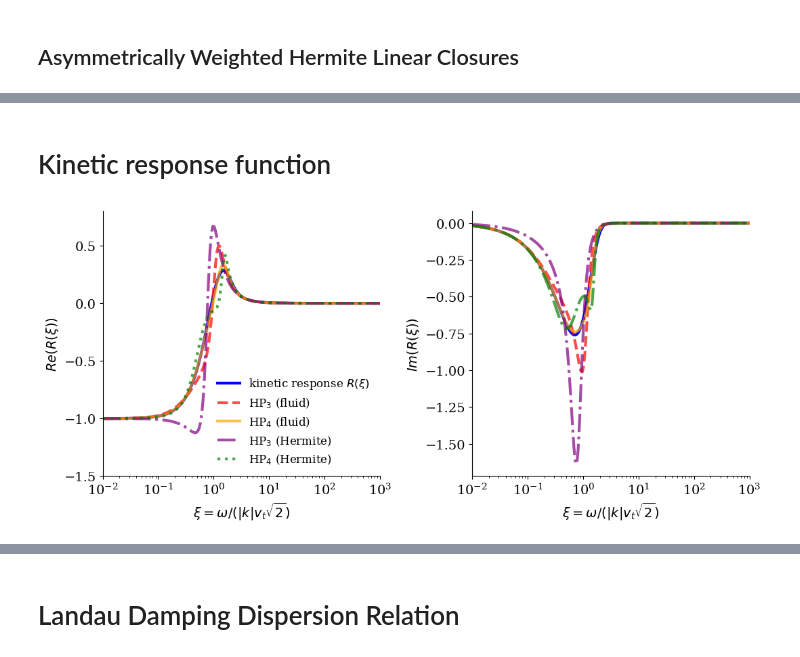
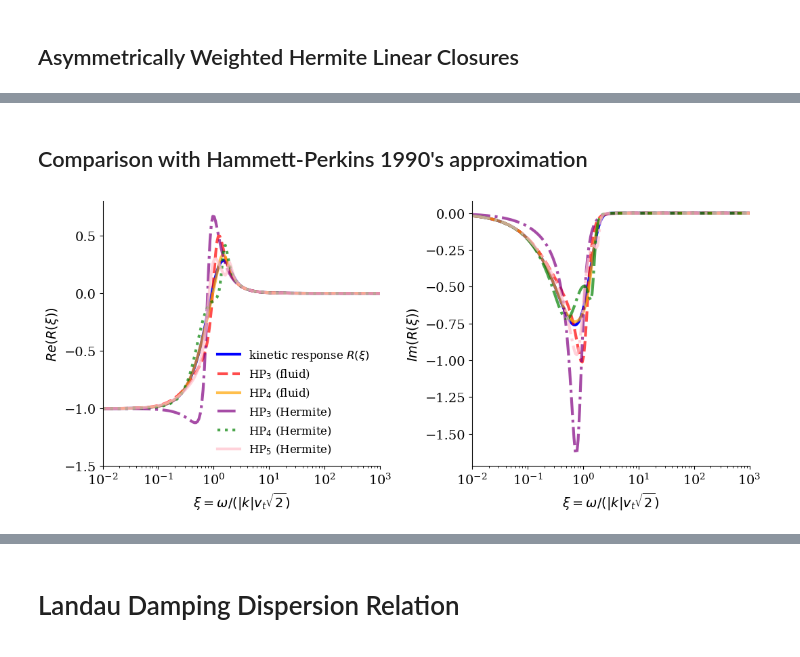
Before and after one commit to opaliss/SpectralSymbolicClosures, a Jupyter notebook: aw_hermite/symbolic_response_function_AW_closure_HP_like.ipynb, the cells around one changed output, grey strips where cells are left out. Drawn from its saved outputs; the diff is of its cells as text; code cells hidden in the pictures.

```diff
--- a/aw_hermite/symbolic_response_function_AW_closure_HP_like.ipynb
+++ b/aw_hermite/symbolic_response_function_AW_closure_HP_like.ipynb
@@ -24,6 +24,9 @@ Nv = 4
 # %%
-xi, a, b, c = symbols('xi a b c')
+xi= symbols('xi')
 k = symbols('k', integer = True)
+c = symbols('c', complex = True)
+b = symbols('b', complex = True)
+a = symbols('a', complex = True)
 # %%
 vec = sympy.zeros(Nv)
 for jj in range(1, Nv+1):
@@ -92,5 +88,5 @@ print_latex(asymptotics)
 # %% [markdown]
-# Kinetic response function
+## Comparison with Hammett-Perkins 1990's approximation
 # %%
 def Z_fun(z):
     return 1j*np.sqrt(np.pi)*wofz(z)
@@ -106,6 +102,10 @@ def R_HP4_hermite(zeta):
     c = -3*np.sqrt(np.pi)/(4*np.sqrt(2))
     return (2*np.sqrt(2)*c*zeta + 2j*(zeta**2) - 3j)/(4*np.sqrt(2)*c*(zeta**3) - 6*np.sqrt(2)*c*zeta + 4j*(zeta**4) - 12j*(zeta**2) + 3j)
 
+def R_HP5_hermite(xi):
+    c = -8 * np.sqrt(10)/ (15*np.sqrt(np.pi))
+    return (2*np.sqrt(10)*c*(xi**2) - 3*np.sqrt(10)*c + 4j*(xi**3) - 14j*xi)/(4*np.sqrt(10)*c*(xi**4) - 12*np.sqrt(10)*c*(xi**2) + 3*np.sqrt(10)*c + 8j*(xi**5) - 40j*(xi**3) + 30j*xi)
+
 def RHP3(xi):
     return -(-1j*xi + (2/np.sqrt(np.pi)))/((2/(np.sqrt(np.pi))) - 3j*xi - 4/(np.sqrt(np.pi)) * (xi**2) + 2j*(xi**3))
 
@@ -116,6 +116,7 @@ zeta = 10**np.linspace(-2, 3, 200)
 # %%
 R_HP3_like = R_HP3_hermite(zeta)
 R_HP4_like = R_HP4_hermite(zeta)
+R_HP5_like = R_HP5_hermite(zeta)
 R_true = R(zeta)
 # %%
 R_HP3 = RHP3(zeta)
@@ -127,31 +128,33 @@ ax[0].plot(zeta, np.real(R_true), label=r"kinetic response $R(\xi)$", c="blue",
 
 ax[0].plot(zeta, np.real(R_HP3), "--", label=r"HP$_{3}$ (fluid)", c="red", linewidth=3, alpha=0.7)
 ax[0].plot(zeta, np.real(R_HP4), "-", label=r"HP$_{4}$ (fluid)", c="orange", linewidth=3, alpha=0.7)
 ax[0].plot(zeta, np.real(R_HP3_like), label=r"HP$_{3}$ (Hermite)", c="purple", ls="-.", linewidth=3, alpha=0.7)
 ax[0].plot(zeta, np.real(R_HP4_like), label=r"HP$_{4}$ (Hermite)", c="green", ls=":", linewidth=3, alpha=0.7)
+ax[0].plot(zeta, np.real(R_HP5_like), label=r"HP$_{5}$ (Hermite)", c="pink", ls="-", linewidth=3, alpha=0.7)
 
 ax[1].plot(zeta, np.imag(R_true), c="blue", linewidth=3)
 ax[1].plot(zeta, np.imag(R_HP3), "--", c="red", linewidth=3, alpha=0.7)
 ax[1].plot(zeta, np.imag(R_HP4), "-",  c="orange", linewidth=3, alpha=0.7)
 ax[1].plot(zeta, np.imag(R_HP3_like), ls="-.", c="purple", linewidth=3, alpha=0.7)
 ax[1].plot(zeta, np.imag(R_HP4_like), ls="-.", c="green", linewidth=3, alpha=0.7)
+ax[1].plot(zeta, np.imag(R_HP5_like), ls="-.", c="pink", linewidth=3, alpha=0.7)
 
 ax[0].set_ylim(-1.5, 0.8)
 ax[0].spines['right'].set_visible(False)
 ax[0].spines['top'].set_visible(False)
 ax[1].spines['right'].set_visible(False)
 ax[1].spines['top'].set_visible(False)
 ax[0].set_ylabel(r"$Re(R(\xi))$")
 ax[1].set_ylabel(r"$Im(R(\xi))$")
 ax[0].set_xlabel(r"$\xi = \omega/(|k|v_{t} \sqrt{2})$")
 ax[1].set_xlabel(r"$\xi = \omega/(|k|v_{t} \sqrt{2})$")
 ax[0].set_xscale("log")
 ax[1].set_xscale("log")
 ax[0].set_xlim(1e-2, 1e3)
 ax[1].set_xlim(1e-2, 1e3)
 legend = ax[0].legend(ncols=1, fancybox=False, shadow=False, fontsize=12, loc='lower right')
 legend.get_frame().set_alpha(0)
 plt.tight_layout()
 #plt.savefig("../figs/symbolic_response_function_SPS_HPlike.png", dpi=600)
 # %% [output]
-[figure, old version]
+[figure, new version]
```
Also changed, not shown: parts of 20 cells of this notebook, 1 other file.
